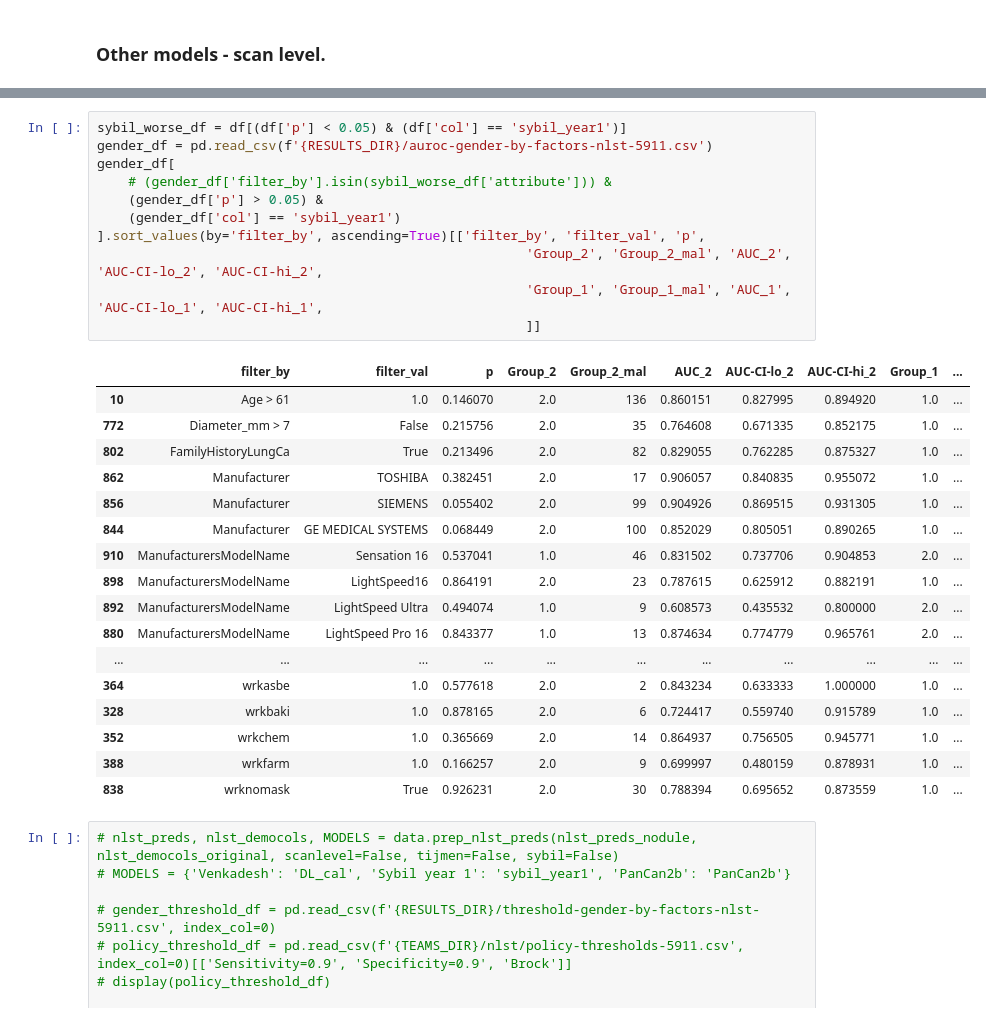
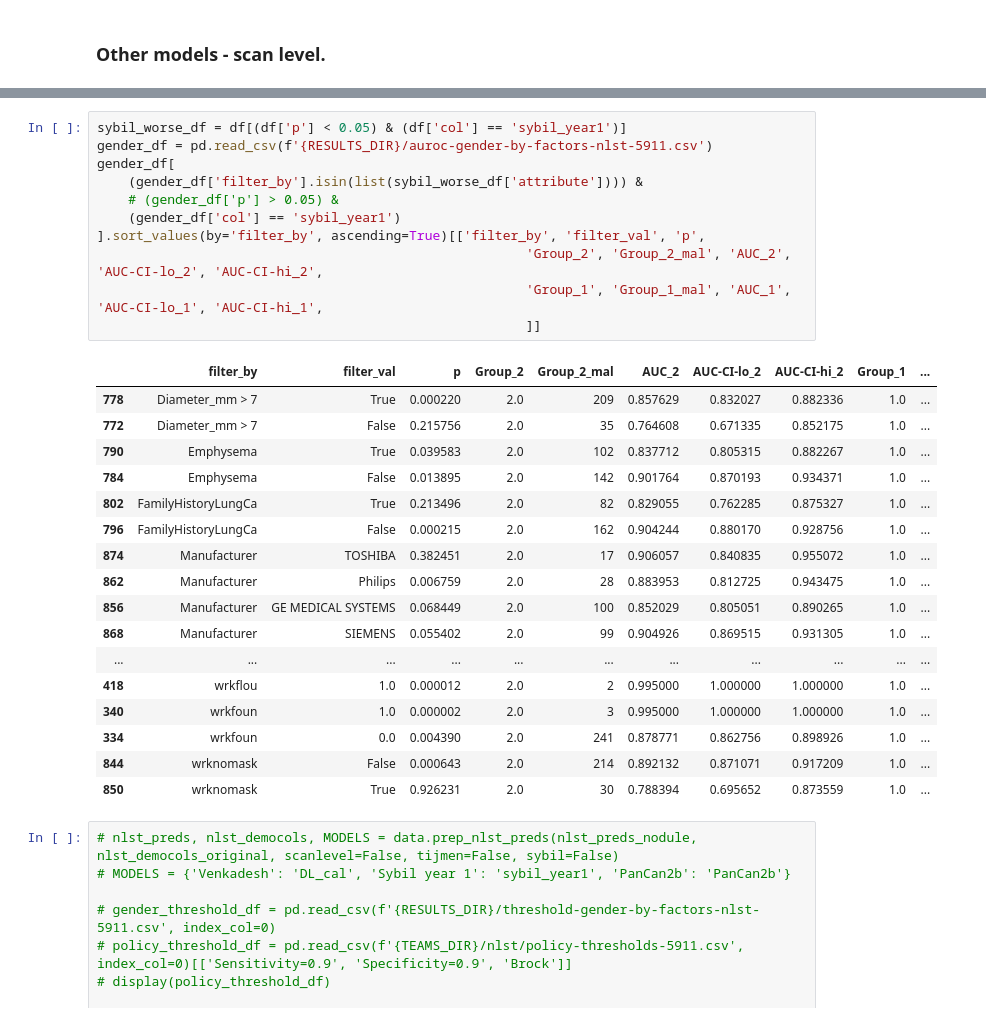
Before and after one commit to DIAGNijmegen/bodyct-lung-malignancy-fairness, a Jupyter notebook: save_all_results.ipynb, the cells around one changed output, grey strips where cells are left out. Cells and saved outputs as stored; diff of their text form.

```diff
--- a/save_all_results.ipynb
+++ b/save_all_results.ipynb
@@ -499,32 +503,32 @@ df[
 # %%
 sybil_worse_df = df[(df['p'] < 0.05) & (df['col'] == 'sybil_year1')]
 gender_df = pd.read_csv(f'{RESULTS_DIR}/auroc-gender-by-factors-nlst-5911.csv')
 gender_df[
-    # (gender_df['filter_by'].isin(sybil_worse_df['attribute'])) &
-    (gender_df['p'] > 0.05) &
+    (gender_df['filter_by'].isin(list(sybil_worse_df['attribute']))) &
+    # (gender_df['p'] > 0.05) &
     (gender_df['col'] == 'sybil_year1')
 ].sort_values(by='filter_by', ascending=True)[['filter_by', 'filter_val', 'p',
                                                        'Group_2', 'Group_2_mal', 'AUC_2', 'AUC-CI-lo_2', 'AUC-CI-hi_2',
                                                        'Group_1', 'Group_1_mal', 'AUC_1', 'AUC-CI-lo_1', 'AUC-CI-hi_1',
                                                        ]]
 # %% [output]
 |  | filter_by | filter_val | p | Group_2 | Group_2_mal | AUC_2 | AUC-CI-lo_2 | AUC-CI-hi_2 | Group_1 | ... |
-| 10 | Age > 61 | 1.0 | 0.146070 | 2.0 | 136 | 0.860151 | 0.827995 | 0.894920 | 1.0 | ... |
+| 778 | Diameter_mm > 7 | True | 0.000220 | 2.0 | 209 | 0.857629 | 0.832027 | 0.882336 | 1.0 | ... |
 | 772 | Diameter_mm > 7 | False | 0.215756 | 2.0 | 35 | 0.764608 | 0.671335 | 0.852175 | 1.0 | ... |
+| 790 | Emphysema | True | 0.039583 | 2.0 | 102 | 0.837712 | 0.805315 | 0.882267 | 1.0 | ... |
+| 784 | Emphysema | False | 0.013895 | 2.0 | 142 | 0.901764 | 0.870193 | 0.934371 | 1.0 | ... |
 | 802 | FamilyHistoryLungCa | True | 0.213496 | 2.0 | 82 | 0.829055 | 0.762285 | 0.875327 | 1.0 | ... |
-| 862 | Manufacturer | TOSHIBA | 0.382451 | 2.0 | 17 | 0.906057 | 0.840835 | 0.955072 | 1.0 | ... |
-| 856 | Manufacturer | SIEMENS | 0.055402 | 2.0 | 99 | 0.904926 | 0.869515 | 0.931305 | 1.0 | ... |
-| 844 | Manufacturer | GE MEDICAL SYSTEMS | 0.068449 | 2.0 | 100 | 0.852029 | 0.805051 | 0.890265 | 1.0 | ... |
-| 910 | ManufacturersModelName | Sensation 16 | 0.537041 | 1.0 | 46 | 0.831502 | 0.737706 | 0.904853 | 2.0 | ... |
-| 898 | ManufacturersModelName | LightSpeed16 | 0.864191 | 2.0 | 23 | 0.787615 | 0.625912 | 0.882191 | 1.0 | ... |
-| 892 | ManufacturersModelName | LightSpeed Ultra | 0.494074 | 1.0 | 9 | 0.608573 | 0.435532 | 0.800000 | 2.0 | ... |
-| 880 | ManufacturersModelName | LightSpeed Pro 16 | 0.843377 | 1.0 | 13 | 0.874634 | 0.774779 | 0.965761 | 2.0 | ... |
+| 796 | FamilyHistoryLungCa | False | 0.000215 | 2.0 | 162 | 0.904244 | 0.880170 | 0.928756 | 1.0 | ... |
+| 874 | Manufacturer | TOSHIBA | 0.382451 | 2.0 | 17 | 0.906057 | 0.840835 | 0.955072 | 1.0 | ... |
+| 862 | Manufacturer | Philips | 0.006759 | 2.0 | 28 | 0.883953 | 0.812725 | 0.943475 | 1.0 | ... |
+| 856 | Manufacturer | GE MEDICAL SYSTEMS | 0.068449 | 2.0 | 100 | 0.852029 | 0.805051 | 0.890265 | 1.0 | ... |
+| 868 | Manufacturer | SIEMENS | 0.055402 | 2.0 | 99 | 0.904926 | 0.869515 | 0.931305 | 1.0 | ... |
 | ... | ... | ... | ... | ... | ... | ... | ... | ... | ... | ... |
-| 364 | wrkasbe | 1.0 | 0.577618 | 2.0 | 2 | 0.843234 | 0.633333 | 1.000000 | 1.0 | ... |
-| 328 | wrkbaki | 1.0 | 0.878165 | 2.0 | 6 | 0.724417 | 0.559740 | 0.915789 | 1.0 | ... |
-| 352 | wrkchem | 1.0 | 0.365669 | 2.0 | 14 | 0.864937 | 0.756505 | 0.945771 | 1.0 | ... |
-| 388 | wrkfarm | 1.0 | 0.166257 | 2.0 | 9 | 0.699997 | 0.480159 | 0.878931 | 1.0 | ... |
-| 838 | wrknomask | True | 0.926231 | 2.0 | 30 | 0.788394 | 0.695652 | 0.873559 | 1.0 | ... |
+| 418 | wrkflou | 1.0 | 0.000012 | 2.0 | 2 | 0.995000 | 1.000000 | 1.000000 | 1.0 | ... |
+| 340 | wrkfoun | 1.0 | 0.000002 | 2.0 | 3 | 0.995000 | 1.000000 | 1.000000 | 1.0 | ... |
+| 334 | wrkfoun | 0.0 | 0.004390 | 2.0 | 241 | 0.878771 | 0.862756 | 0.898926 | 1.0 | ... |
+| 844 | wrknomask | False | 0.000643 | 2.0 | 214 | 0.892132 | 0.871071 | 0.917209 | 1.0 | ... |
+| 850 | wrknomask | True | 0.926231 | 2.0 | 30 | 0.788394 | 0.695652 | 0.873559 | 1.0 | ... |
 # %%
 # nlst_preds, nlst_democols, MODELS = data.prep_nlst_preds(nlst_preds_nodule, nlst_democols_original, scanlevel=False, tijmen=False, sybil=False)
 # MODELS = {'Venkadesh': 'DL_cal', 'Sybil year 1': 'sybil_year1', 'PanCan2b': 'PanCan2b'}
```
Also changed, not shown: parts of 4 cells of this notebook, 1 other file.
